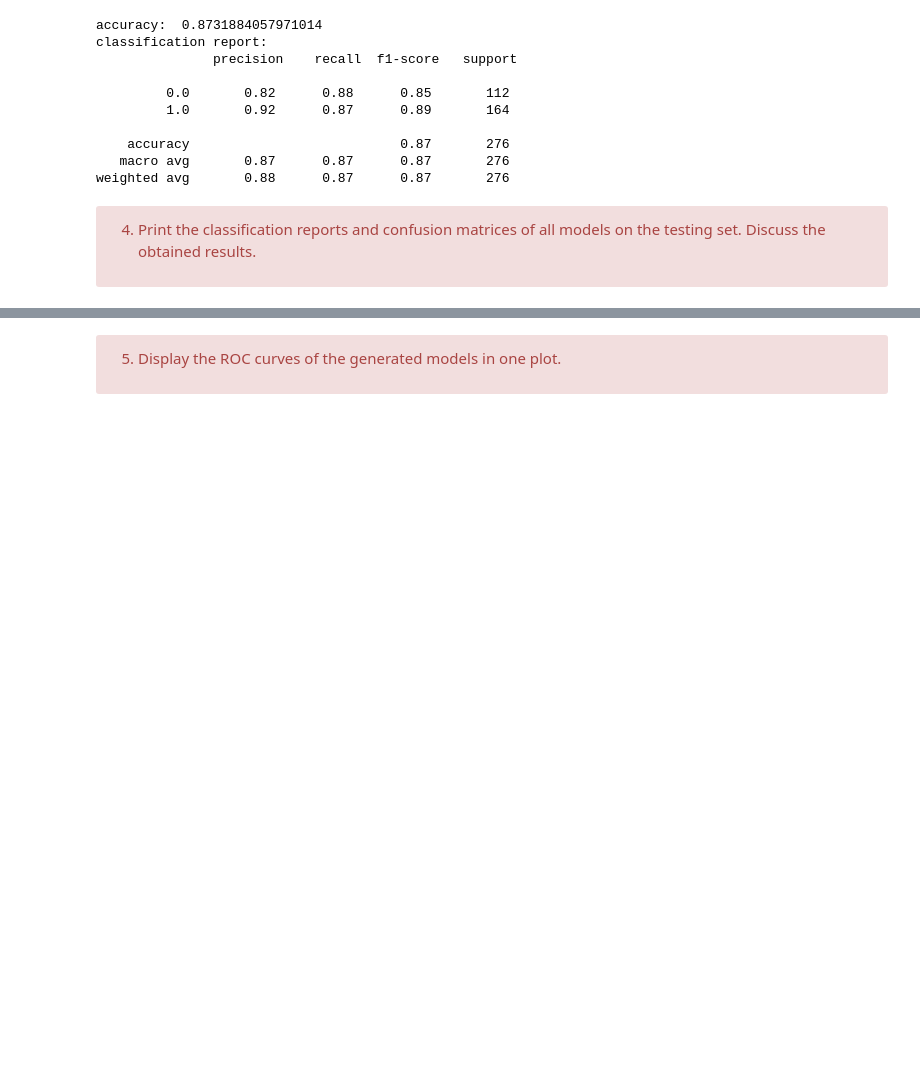
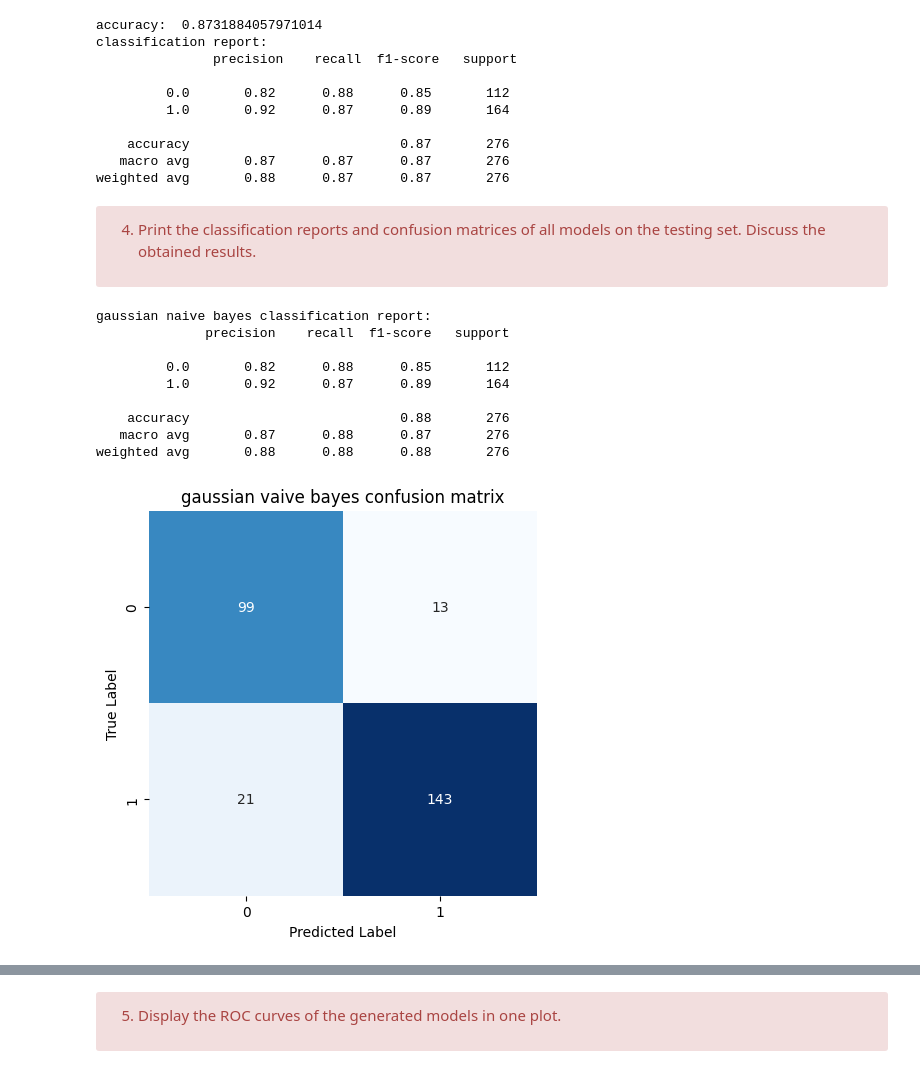
Before and after one commit to amaliahm/machine_learning_tps, a Jupyter notebook: TP4.ipynb, the cells around one changed output, grey strips where cells are left out. Cells and saved outputs as stored; diff of their text form; code cells hidden in the pictures; blank space fills up the shorter version.

```diff
--- a/TP4.ipynb
+++ b/TP4.ipynb
@@ -683,3 +678,29 @@ weighted avg       0.88      0.87      0.87       276
 4. Print the classification reports and confusion matrices of all models on the testing set. Discuss the obtained results.
 
 </div>
+# %%
+def plot_confusion_matrix(cm, title):
+    plt.figure(figsize=(5, 5))
+    sns.heatmap(cm, annot=True, fmt='d', cmap='Blues', cbar=False)
+    plt.title(title)
+    plt.ylabel('True Label')
+    plt.xlabel('Predicted Label')
+    plt.show()
+# %%
+# gaussian naive bayes
+
+print("gaussian naive bayes classification report:")
+print(classification_report(y_test, y_pred_gauss))
+cm_gauss = confusion_matrix(y_test, y_pred_gauss)
+plot_confusion_matrix(cm_gauss, "gaussian vaive bayes confusion matrix")
+# %% [output]
+gaussian naive bayes classification report:
+              precision    recall  f1-score   support
+
+         0.0       0.82      0.88      0.85       112
+         1.0       0.92      0.87      0.89       164
+
+    accuracy                           0.88       276
+   macro avg       0.87      0.88      0.87       276
+weighted avg       0.88      0.88      0.88       276
+[figure, added]
```
Also changed, not shown: parts of 10 cells of this notebook.
